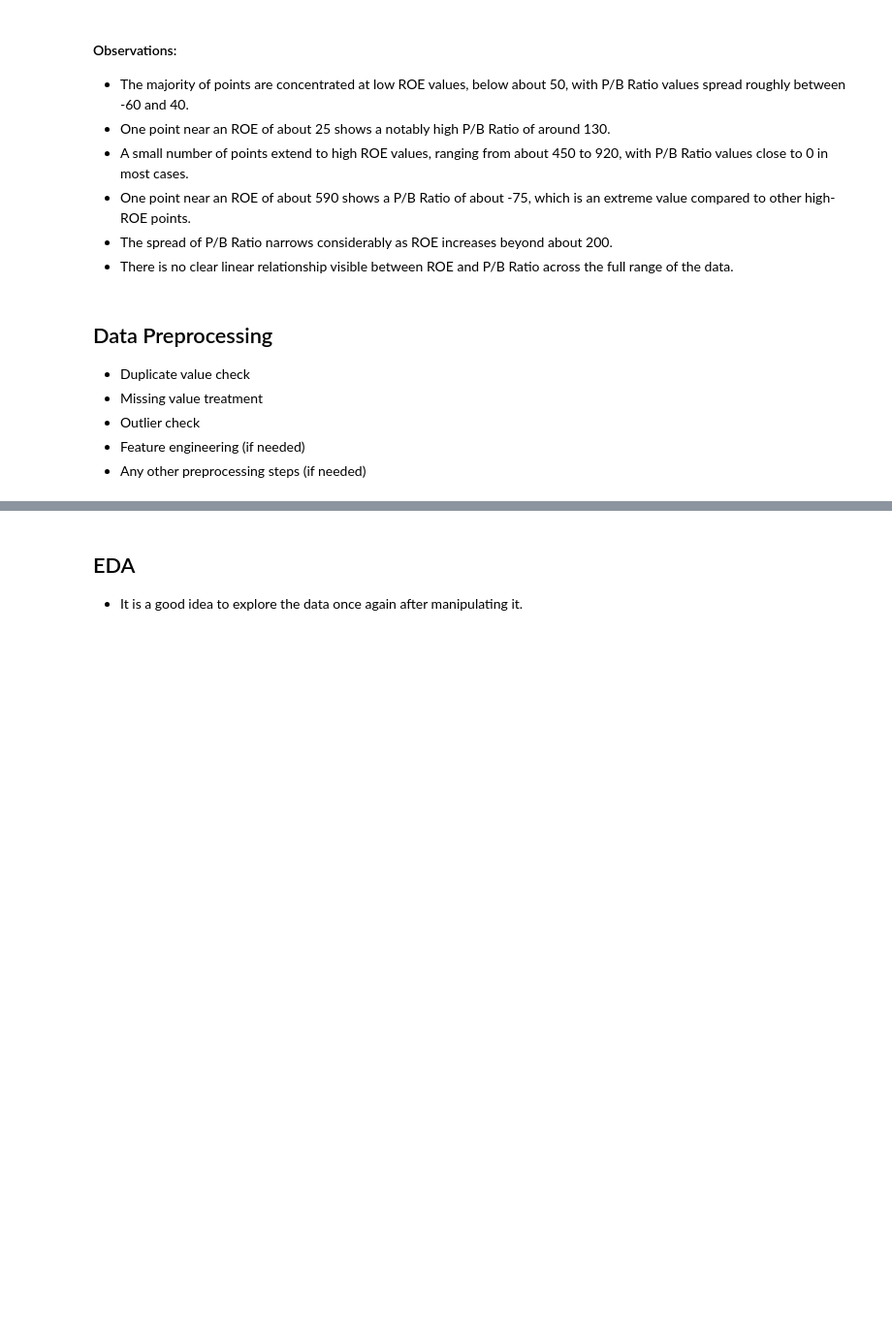
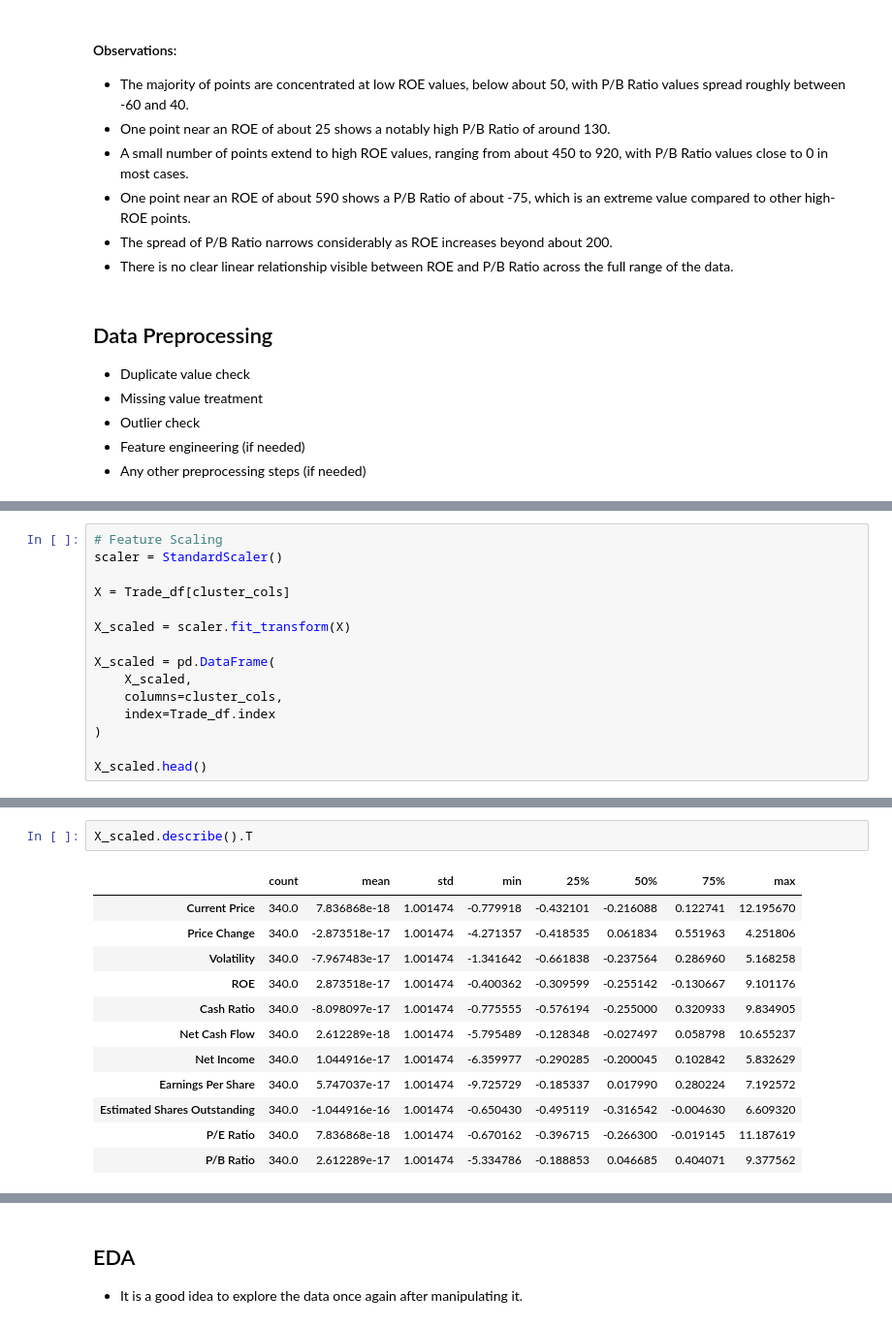
Before and after one commit to Irene-coder-dot/Trade-Ahead-Project, a Jupyter notebook: USL_Project_LearnerNotebook_FullCode.ipynb, the cells around one changed output, grey strips where cells are left out. Shown at 97% size. Cells and saved outputs as stored; diff of their text form; blank space fills up the shorter version.

```diff
--- a/USL_Project_LearnerNotebook_FullCode.ipynb
+++ b/USL_Project_LearnerNotebook_FullCode.ipynb
@@ -493,0 +635,15 @@ plt.show()
+# %%
+# Feature Scaling
+scaler = StandardScaler()
+
+X = Trade_df[cluster_cols]
+
+X_scaled = scaler.fit_transform(X)
+
+X_scaled = pd.DataFrame(
+    X_scaled,
+    columns=cluster_cols,
+    index=Trade_df.index
+)
+
+X_scaled.head()
@@ -493,0 +657,15 @@ plt.show()
+# %%
+X_scaled.describe().T
+# %% [output]
+|  | count | mean | std | min | 25% | 50% | 75% | max |
+| Current Price | 340.0 | 7.836868e-18 | 1.001474 | -0.779918 | -0.432101 | -0.216088 | 0.122741 | 12.195670 |
+| Price Change | 340.0 | -2.873518e-17 | 1.001474 | -4.271357 | -0.418535 | 0.061834 | 0.551963 | 4.251806 |
+| Volatility | 340.0 | -7.967483e-17 | 1.001474 | -1.341642 | -0.661838 | -0.237564 | 0.286960 | 5.168258 |
+| ROE | 340.0 | 2.873518e-17 | 1.001474 | -0.400362 | -0.309599 | -0.255142 | -0.130667 | 9.101176 |
+| Cash Ratio | 340.0 | -8.098097e-17 | 1.001474 | -0.775555 | -0.576194 | -0.255000 | 0.320933 | 9.834905 |
+| Net Cash Flow | 340.0 | 2.612289e-18 | 1.001474 | -5.795489 | -0.128348 | -0.027497 | 0.058798 | 10.655237 |
+| Net Income | 340.0 | 1.044916e-17 | 1.001474 | -6.359977 | -0.290285 | -0.200045 | 0.102842 | 5.832629 |
+| Earnings Per Share | 340.0 | 5.747037e-17 | 1.001474 | -9.725729 | -0.185337 | 0.017990 | 0.280224 | 7.192572 |
+| Estimated Shares Outstanding | 340.0 | -1.044916e-16 | 1.001474 | -0.650430 | -0.495119 | -0.316542 | -0.004630 | 6.609320 |
+| P/E Ratio | 340.0 | 7.836868e-18 | 1.001474 | -0.670162 | -0.396715 | -0.266300 | -0.019145 | 11.187619 |
+| P/B Ratio | 340.0 | 2.612289e-17 | 1.001474 | -5.334786 | -0.188853 | 0.046685 | 0.404071 | 9.377562 |
```
Also changed, not shown: parts of 12 cells of this notebook.
